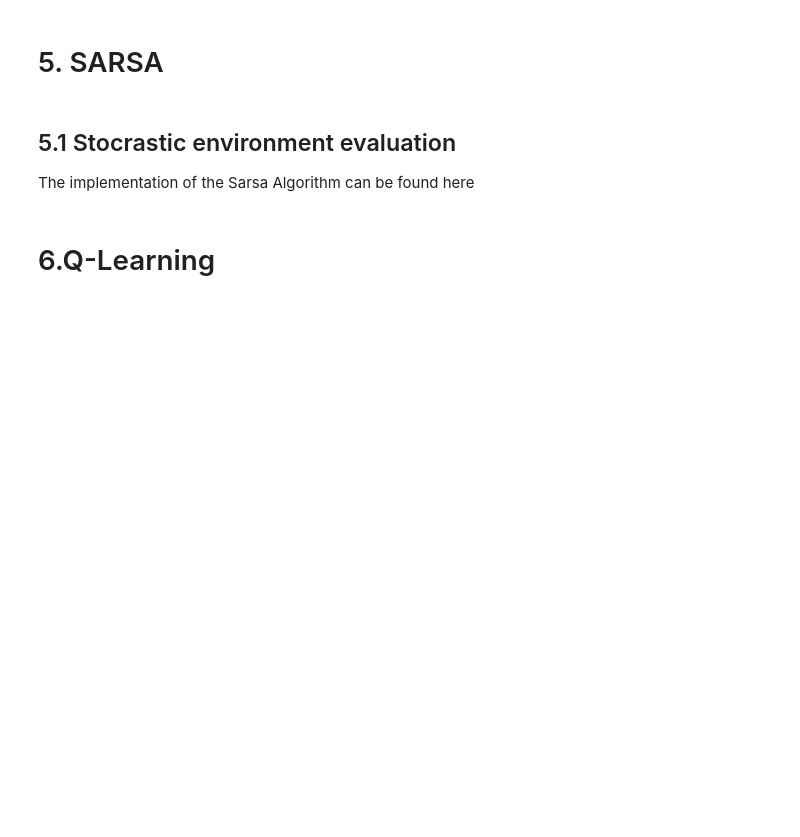
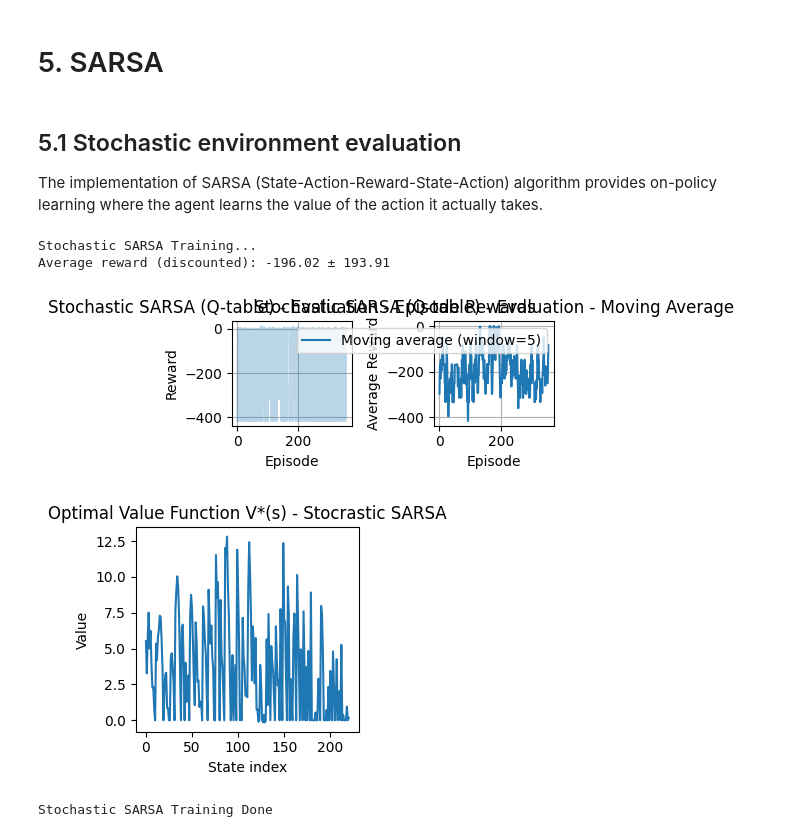
Before and after one commit to renatavillegas/ReinforcedLearning, a Jupyter notebook: Project1.ipynb, the cells around one changed output. Drawn from its saved outputs; the diff is of its cells as text; code cells hidden in the pictures; blank space fills up the shorter version.

```diff
--- a/Project1.ipynb
+++ b/Project1.ipynb
@@ -508,49 +611,24 @@ Deterministic Monte Carlo Training Done
 # %% [markdown]
-## 5.1 Stocrastic environment evaluation
+## 5.1 Stochastic environment evaluation
 
-The implementation of the Sarsa Algorithm can be found here
+The implementation of SARSA (State-Action-Reward-State-Action) algorithm provides on-policy learning where the agent learns the value of the action it actually takes.
 # %%
-import gymnasium as gym
-import numpy as np
-import random
-
-env = gym.make("FrozenLake-v1", is_slippery=True)
-n_states = env.observation_space.n
-n_actions = env.action_space.n
-Q = np.zeros((n_states, n_actions))
-alpha = 0.1      # taxa de aprendizado
-gamma = 0.99     # fator de desconto
-epsilon = 0.1    # exploração
-
-def choose_action(state):
-    if random.uniform(0, 1) < epsilon:
-        return env.action_space.sample()
-    else:
-        return np.argmax(Q[state])
-
-n_episodes = 1000
-
-for episode in range(n_episodes):
-    state = env.reset()[0]
-    action = choose_action(state)
-
-    done = False
-    while not done:
-        next_state, reward, done, _, _ = env.step(action)
-        next_action = choose_action(next_state)
-
-        # Atualização SARSA
-        Q[state, action] += alpha * (reward + gamma * Q[next_state, next_action] - Q[state, action])
-
-        state = next_state
-        action = next_action
-total_rewards = 0
-for _ in range(100):
-    state = env.reset()[0]
-    done = False
-    while not done:
-        action = np.argmax(Q[state])
-        state, reward, done, _, _ = env.step(action)
-        total_rewards += reward
-
-print("Average return:", total_rewards / 100)
+print("Stochastic SARSA Training...")
+Q_sarsa, rewards_sarsa = sarsa_train(
+    det_env,
+    num_train_episodes,
+    alpha=alpha_sarsa,
+    gamma=gamma_sarsa,
+    epsilon=epsilon_sarsa,
+)
+V_sarsa = get_value_function(Q_sarsa)
+rewards_sarsa_eval = evaluate(env, det_Q_sarsa, num_eval_episodes, gamma=gamma_sarsa)
+plot_rewards(rewards_sarsa_eval, title="Stochastic SARSA (Q-table) - Evaluation")
+plot_values(V_sarsa, title="Stocrastic SARSA")
+print("Stochastic SARSA Training Done")
+# %% [output]
+Stochastic SARSA Training...
+Average reward (discounted): -196.02 ± 193.91
+[figure, added]
+[figure, added]
+Stochastic SARSA Training Done
@@ -564,2 +634,0 @@ print("Average return:", total_rewards / 100)
-# %% [markdown]
-# 6.Q-Learning
```
Also changed, not shown: parts of 32 cells of this notebook, 4 other files.
